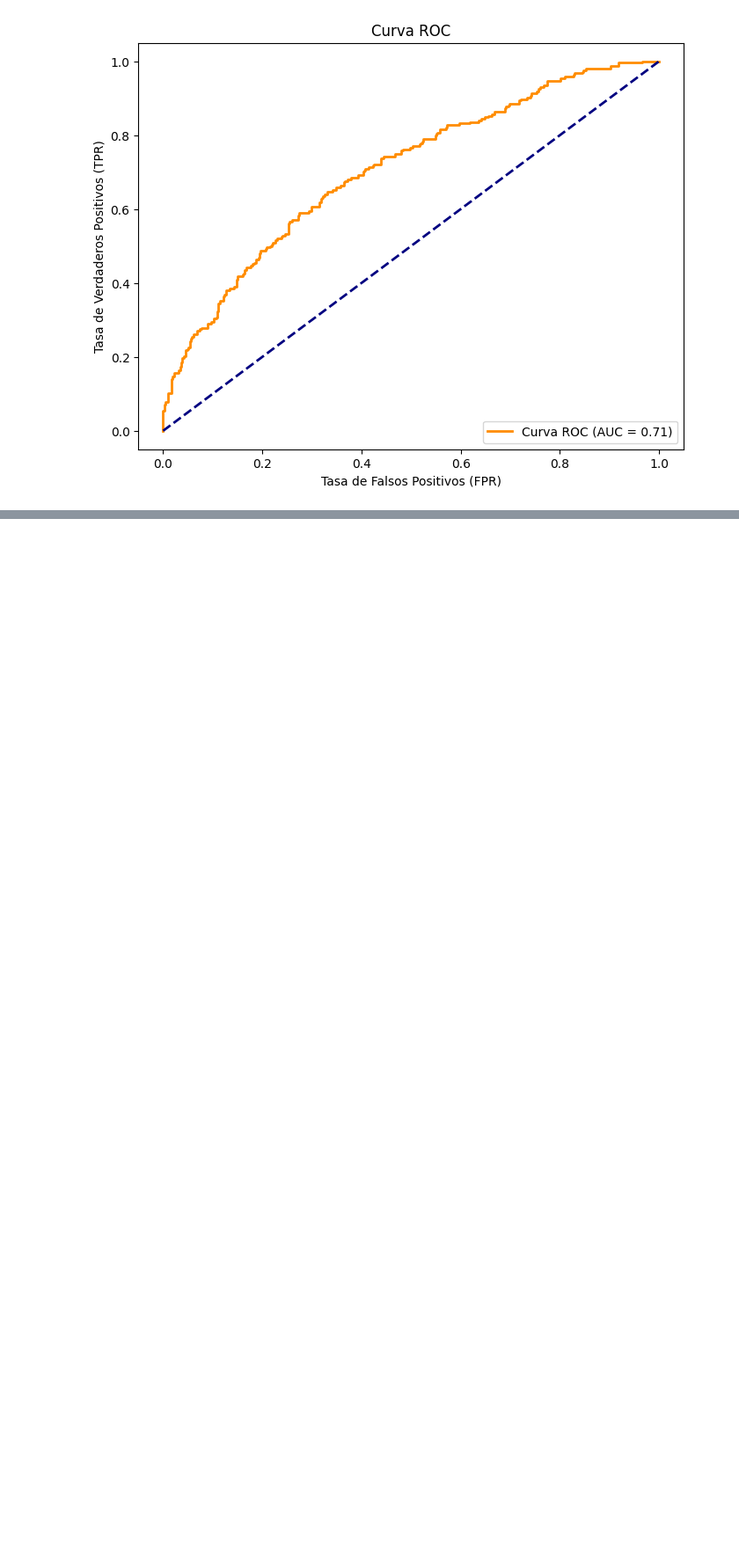
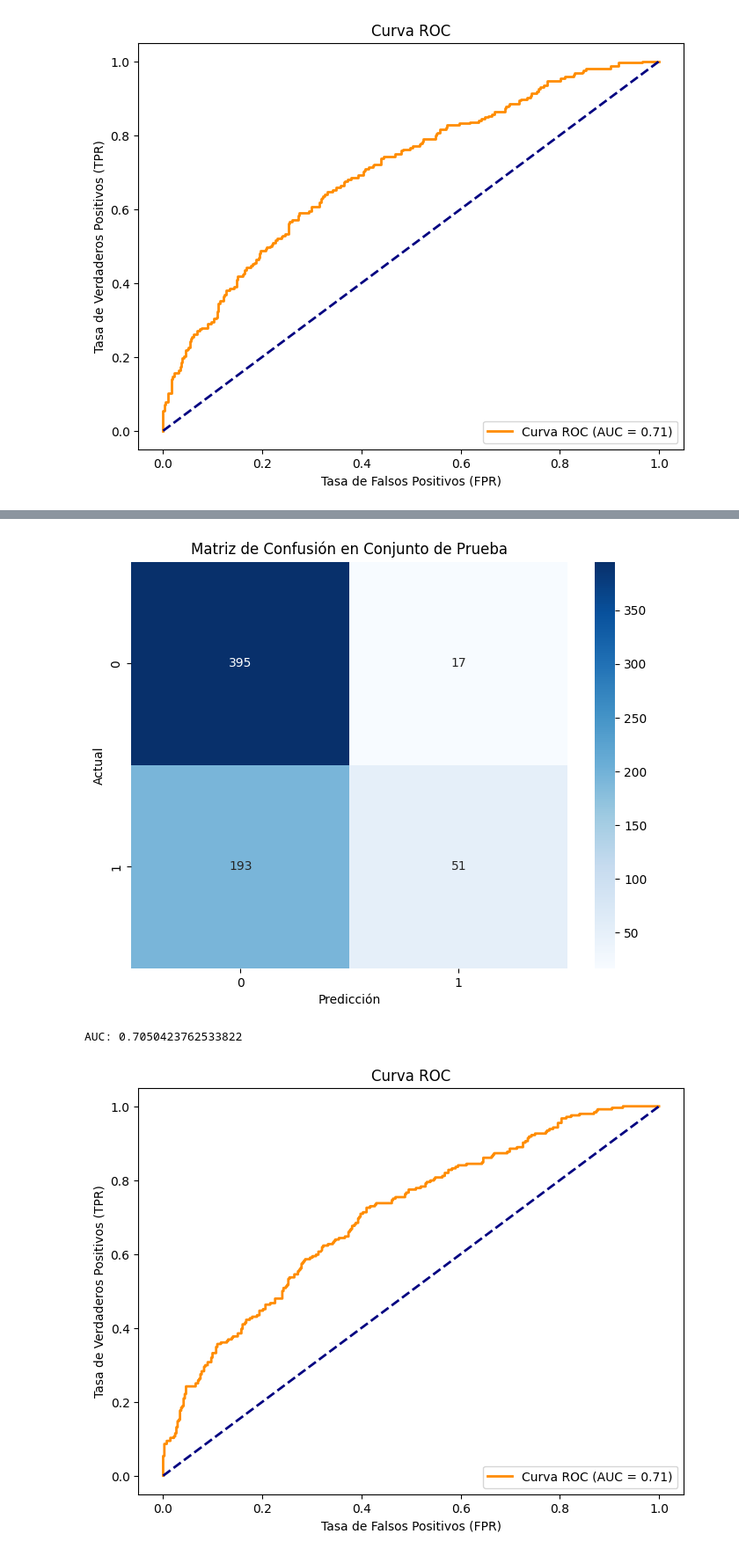
Before and after one commit to varofr/proyecto_inferencia, a Jupyter notebook: 2DO_ENTREGABLE.ipynb, the cells around one changed output, grey strips where cells are left out. Shown at 88% size. Cells and saved outputs as stored; diff of their text form; code cells hidden in the pictures; blank space fills up the shorter version.

```diff
--- a/2DO_ENTREGABLE.ipynb
+++ b/2DO_ENTREGABLE.ipynb
@@ -310,3 +310,80 @@ Reporte de Clasificación:
 weighted avg       0.67      0.68      0.64       656
 [figure]
 [figure]
+# %%
+from xgboost import XGBClassifier
+from sklearn.model_selection import train_test_split, RandomizedSearchCV
+from sklearn.metrics import classification_report, confusion_matrix, roc_curve, auc
+import matplotlib.pyplot as plt
+import seaborn as sns
+import numpy as np
+
+# División de los datos en entrenamiento y prueba
+X = df.drop(columns=['Potability'])  # Asegúrate de que la columna objetivo esté correctamente nombrada
+y = df['Potability']
+X_train, X_test, y_train, y_test = train_test_split(X, y, test_size=0.2, random_state=42)
+
+# Configuración del rango de hiperparámetros para RandomizedSearchCV
+param_dist = {
+    'n_estimators': [100, 200, 300, 500],
+    'max_depth': [3, 5, 7, 9],
+    'learning_rate': [0.001, 0.01, 0.1, 0.2],
+    'subsample': [0.6, 0.8, 1.0],
+    'colsample_bytree': [0.6, 0.8, 1.0],
+    'gamma': [0, 0.1, 0.3, 0.5],     # Regularización para reducir el sobreajuste
+    'reg_alpha': [0, 0.1, 0.5, 1],   # Regularización L1
+    'reg_lambda': [1, 1.5, 2, 3]     # Regularización L2
+}
+
+# Configurar RandomizedSearchCV para optimizar AUC
+random_search = RandomizedSearchCV(
+    estimator=XGBClassifier(eval_metric='logloss', random_state=42),
+    param_distributions=param_dist,
+    n_iter=50,                        # Número de iteraciones de búsqueda aleatoria
+    scoring='roc_auc',                # Optimización basada en AUC
+    cv=5,
+    random_state=42
+)
+random_search.fit(X_train, y_train)
+
+# Obtener el mejor modelo y sus hiperparámetros
+best_xgb_model = random_search.best_estimator_
+print("Mejores Hiperparámetros:", random_search.best_params_)
+
+# Entrenamiento del Mejor Modelo
+best_xgb_model.fit(X_train, y_train)
+
+# Evaluación del modelo en el conjunto de prueba
+y_pred = best_xgb_model.predict(X_test)
+y_pred_proba = best_xgb_model.predict_proba(X_test)[:, 1]
+
+# Reporte de Clasificación
+print("Reporte de Clasificación:\n", classification_report(y_test, y_pred))
+
+# Matriz de Confusión
+plt.figure(figsize=(8, 6))
+sns.heatmap(confusion_matrix(y_test, y_pred), annot=True, fmt="d", cmap="Blues")
+plt.xlabel("Predicción")
+plt.ylabel("Actual")
+plt.title("Matriz de Confusión en Conjunto de Prueba")
+plt.show()
+
+# Curva ROC y AUC
+fpr, tpr, _ = roc_curve(y_test, y_pred_proba)
+roc_auc = auc(fpr, tpr)
+print("AUC:", roc_auc)
+
+plt.figure(figsize=(8, 6))
+plt.plot(fpr, tpr, color='darkorange', lw=2, label='Curva ROC (AUC = %0.2f)' % roc_auc)
+plt.plot([0, 1], [0, 1], color='navy', lw=2, linestyle='--')
+plt.xlabel('Tasa de Falsos Positivos (FPR)')
+plt.ylabel('Tasa de Verdaderos Positivos (TPR)')
+plt.title('Curva ROC')
+plt.legend(loc="lower right")
+plt.show()
+
+# Ajuste del Umbral de Decisión
+threshold = 0.4
+y_pred_adjusted = (y_pred_proba >= threshold).astype(int)
+print("Reporte de Clasificación con Umbral Ajustado:\n", classification_report(y_test, y_pred_adjusted))
+# %% [output]
@@ -312,0 +400,3 @@ weighted avg       0.67      0.68      0.64       656
+[figure, added]
+AUC: 0.7050423762533822
+[figure, added]
```
Also changed, not shown: parts of 5 cells of this notebook.
